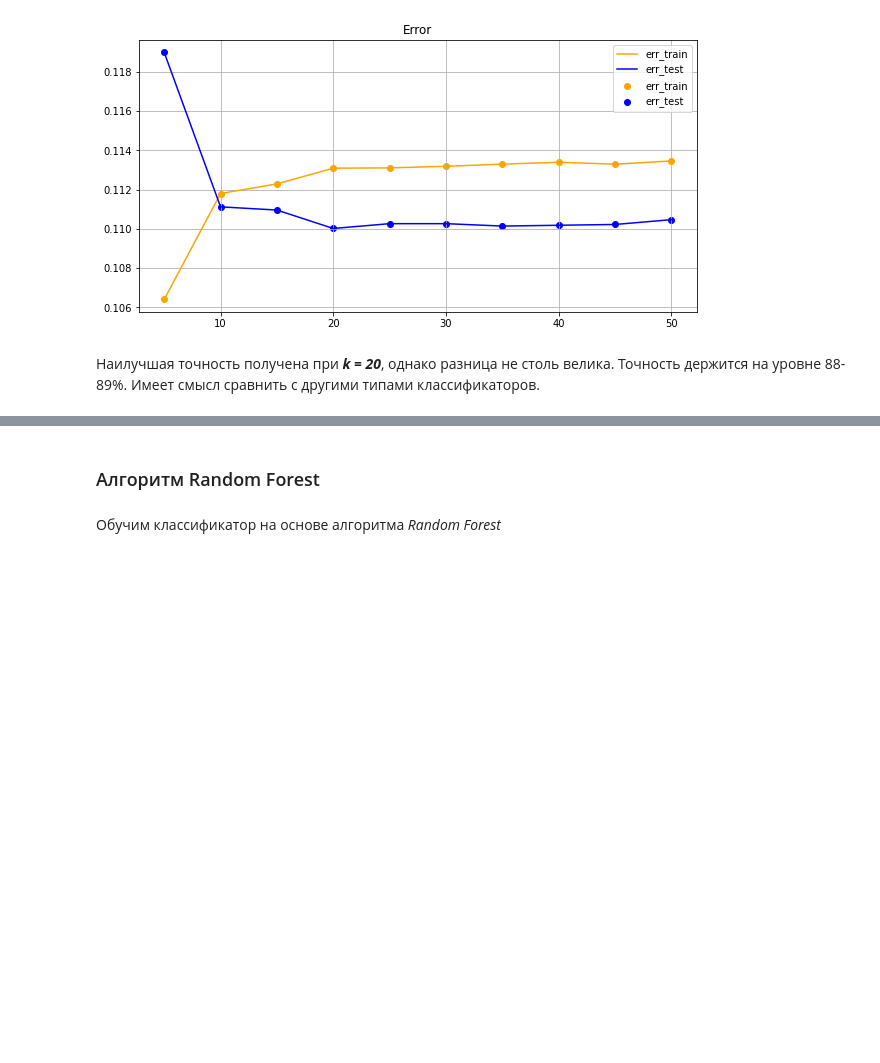
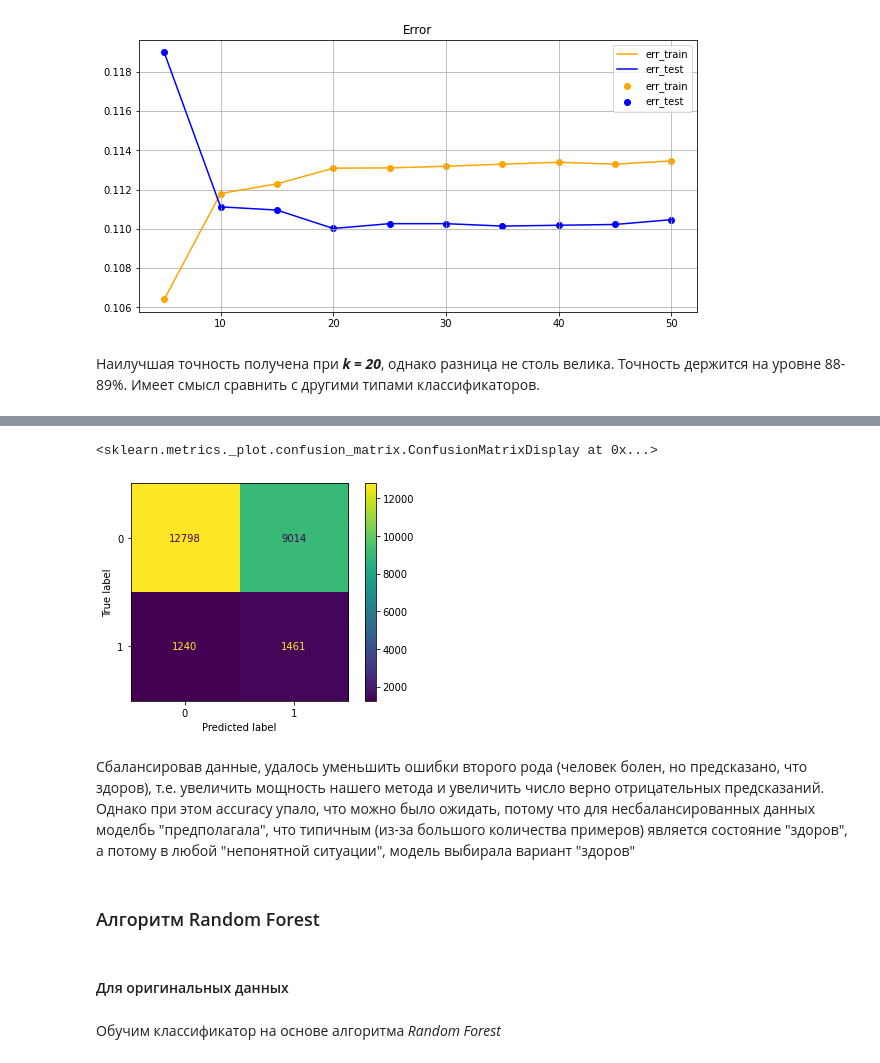
Before and after one commit to AlibekovMurad5202/ML, a Jupyter notebook: notebooks/experiments.ipynb, the cells around one changed output, grey strips where cells are left out. Saved outputs shown, nothing was run; the diff lists cells and outputs as text; code cells hidden in the pictures; blank space fills up the shorter version.

```diff
--- a/notebooks/Lab_01_(kNN).ipynb
+++ b/notebooks/experiments.ipynb
@@ -859,0 +868,9 @@ X_train.shape, X_test.shape
+# %%
+from imblearn.over_sampling import SMOTE
+from imblearn.under_sampling import RandomUnderSampler
+
+over_sampler = SMOTE(sampling_strategy=0.2)
+X_train_smote, y_train_smote = over_sampler.fit_resample(X_train, y_train)
+
+under_sampler = RandomUnderSampler(sampling_strategy=0.8)
+X_train_bal, y_train_bal = under_sampler.fit_resample(X_train_smote, y_train_smote)
@@ -985,0 +1020,3 @@ plt.legend()
+# %%
+knn_model_bal = KNeighborsClassifier()
+knn_model_bal.fit(X_train_bal, y_train_bal)
@@ -986,5 +1049,14 @@ plt.legend()
+# %%
+plot_confusion_matrix(knn_model_bal, X_test, y_test)
+# %% [output]
+<sklearn.metrics._plot.confusion_matrix.ConfusionMatrixDisplay at 0x...>
+[figure, added]
+# %% [markdown]
+Сбалансировав данные, удалось уменьшить ошибки второго рода (человек болен, но предсказано, что здоров), т.е. увеличить мощность нашего метода и увеличить число верно отрицательных предсказаний. Однако при этом accuracy упало, что можно было ожидать, потому что для несбалансированных данных моделбь "предполагала", что типичным (из-за большого количества примеров) является состояние "здоров", а потому в любой "непонятной ситуации", модель выбирала вариант "здоров"
 # %% [markdown]
 ### Алгоритм Random Forest
+# %% [markdown]
+#### Для оригинальных данных
 # %% [markdown]
 Обучим классификатор на основе алгоритма _Random Forest_
 # %%
```
Also changed, not shown: parts of 119 cells of this notebook.
